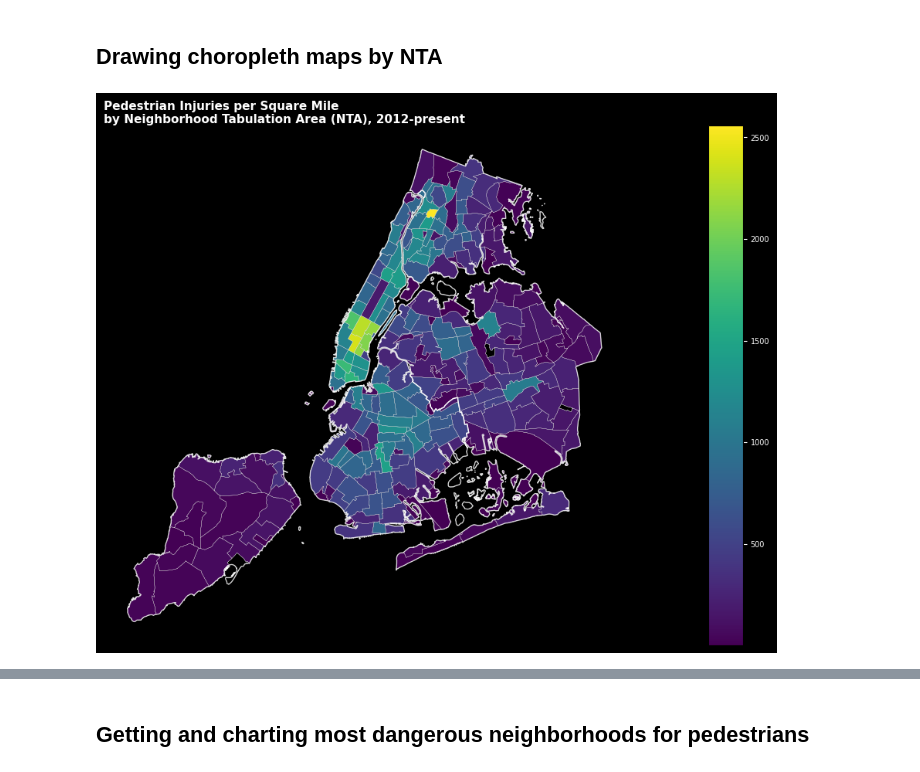
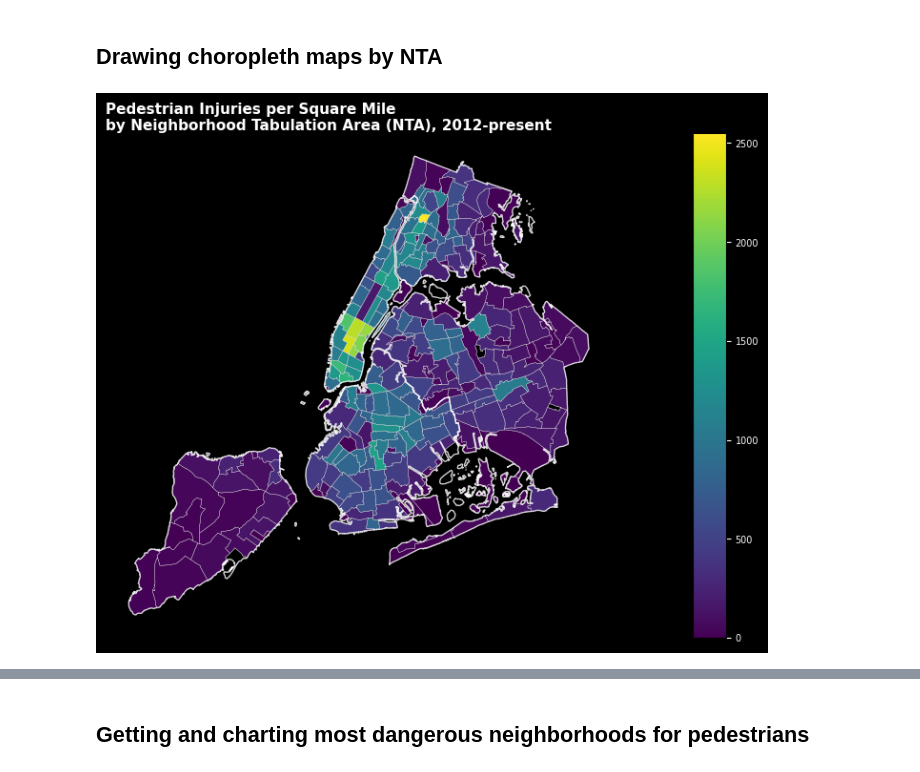
Before and after one commit to laurenteixeira92/NYC_PEDESTRIAN_SAFETY_ANALYSIS, a Jupyter notebook: Notebooks/part2_preliminary_mapping.ipynb, the cells around one changed output, grey strips where cells are left out. Cells and saved outputs as stored; diff of their text form; code cells hidden in the pictures.

```diff
--- a/Notebooks/part2_preliminary_mapping.ipynb
+++ b/Notebooks/part2_preliminary_mapping.ipynb
@@ -68,5 +30,5 @@ In this section I aggregate and map pedestrian incidents by Neighborhood Tabulat
 # %%
-crashes_gdf = pd.read_csv('geocoded_crashes.csv')
+crashes_gdf = pd.read_csv('geocoded_crashes_final.csv')
 # %%
 crashes_gdf = gpd.GeoDataFrame(
         crashes_gdf, geometry=gpd.points_from_xy(crashes_gdf['LONGITUDE'], crashes_gdf['LATITUDE']), crs = 4326)
@@ -253,36 +215,36 @@ nta_crashes_agg_gdf.head()
 # %% [markdown]
 ## Drawing choropleth maps by NTA
 # %%
-fig, ax = plt.subplots(figsize = (10,10))
+fig, ax = plt.subplots(figsize = (8,8))
 
 
 divider = make_axes_locatable(ax)
 cax = divider.append_axes("right", size="5%", pad=0)
 cmap = plt.cm.viridis
 
 fig.patch.set_facecolor('black')
 
 
 nta_crashes_agg_gdf.plot(column = 'injuries_per_sq_mi', legend = True, alpha = 1, cax = cax, cmap = cmap, ax = ax, zorder =1)
 
 
 cax.tick_params(labelsize=7, color='white', labelcolor='white')
 
 nta_wgs.plot(facecolor = 'none', edgecolor = 'white', linewidth = .2, ax = ax, zorder = 2)
 nyc_wgs.plot(ax = ax, facecolor = 'none', edgecolor = 'white', alpha = .75, linewidth = 1, zorder = 3)
 
 title = 'Pedestrian Injuries per Square Mile\n\
 by Neighborhood Tabulation Area (NTA), 2012-present'
 ax.set_title(title, fontsize=11, pad=0, loc = 'left', color = 'white', fontweight = 'bold')
 
 
 
 ax.axis("off")
 
 plt.tight_layout()
-fig.savefig("injuries_choropleth.jpeg", dpi = 300)
+fig.savefig("../Graphics/injuries_choropleth.jpeg", dpi = 300)
 # %% [output]
-[figure, old version]
+[figure, new version]
 # %%
 fig, ax = plt.subplots(figsize = (10,10))
 
```
Also changed, not shown: parts of 20 cells of this notebook.
